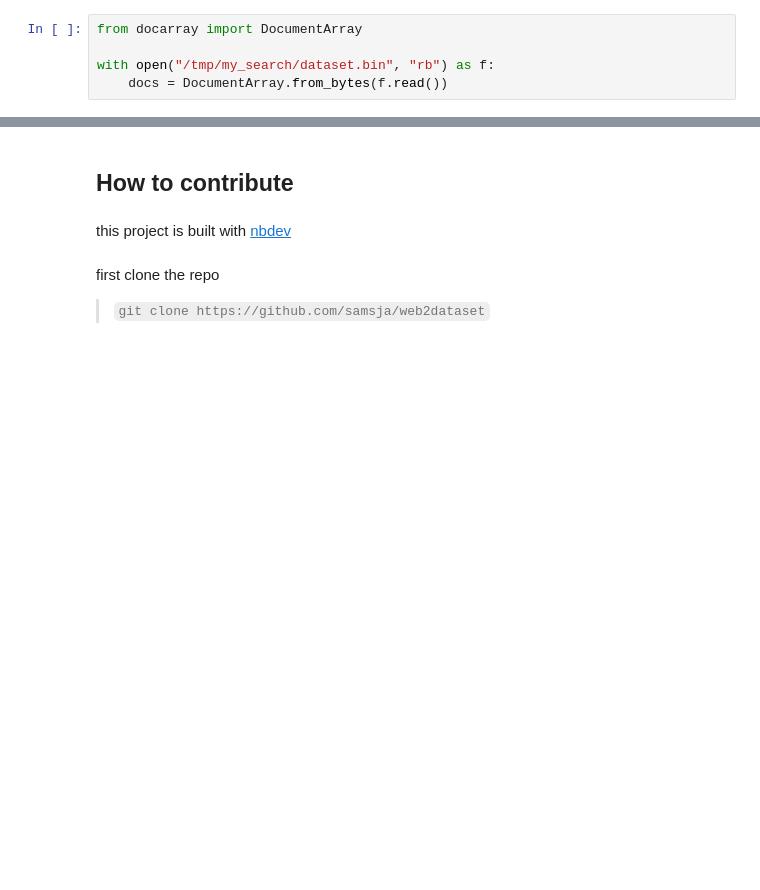
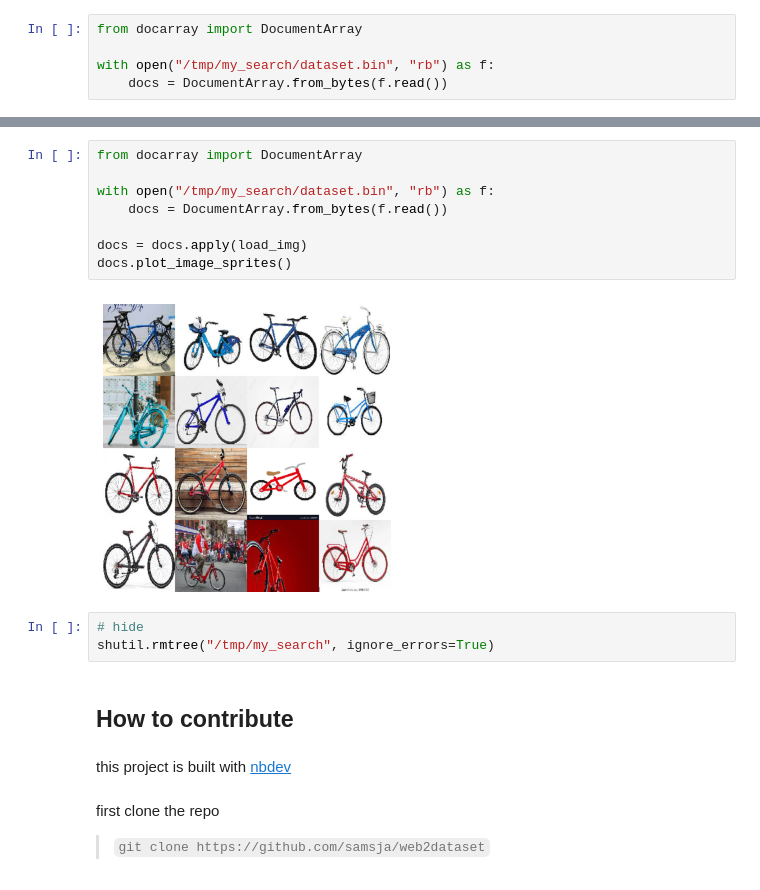
Before and after one commit to samsja/web2dataset, a Jupyter notebook: nbs/index.ipynb, the cells around one changed output, grey strips where cells are left out. Drawn from its saved outputs; the diff is of its cells as text; blank space fills up the shorter version.

```diff
--- a/nbs/index.ipynb
+++ b/nbs/index.ipynb
@@ -79,3 +96,16 @@ shutil.rmtree("/tmp/my_search",ignore_errors=True)
+# %%
+from docarray import DocumentArray
+
+with open("/tmp/my_search/dataset.bin", "rb") as f:
+    docs = DocumentArray.from_bytes(f.read())
+
+docs = docs.apply(load_img)
+docs.plot_image_sprites()
+# %% [output]
+[figure, added]
+# %%
+# hide
+shutil.rmtree("/tmp/my_search", ignore_errors=True)
 # %% [markdown]
 ## How to contribute
 # %% [markdown]
```
Also changed, not shown: parts of 7 cells of this notebook, 14 other files.
